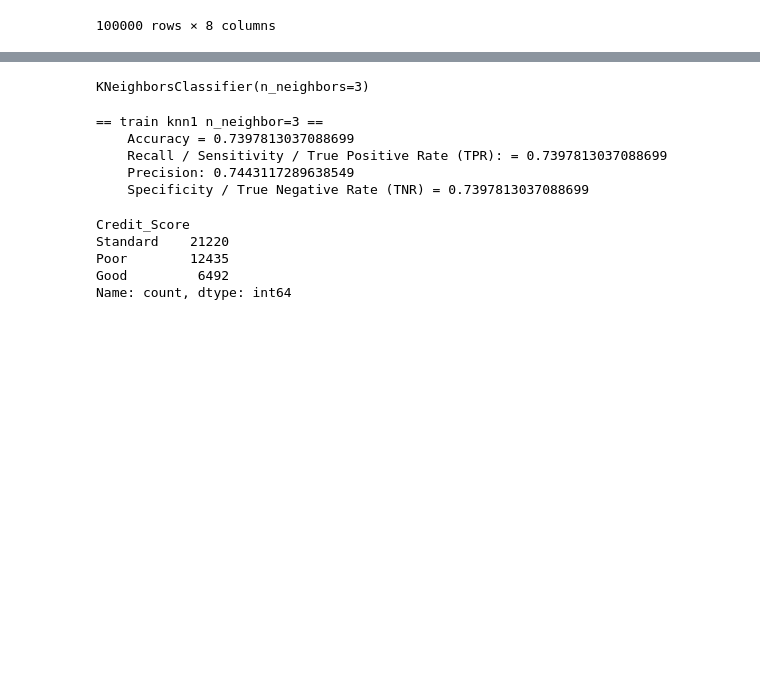
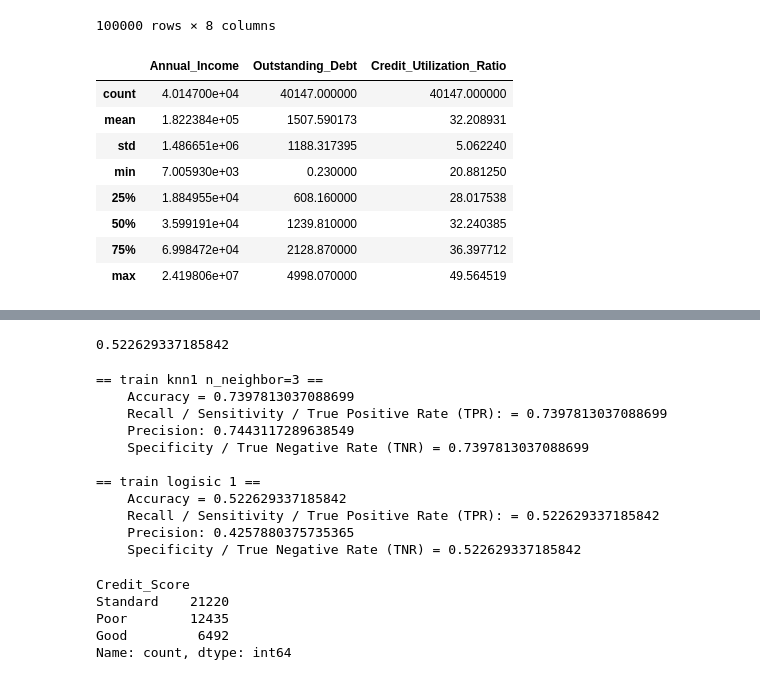
Before and after one commit to Abdullab8/Credit-Score-Classification, a Jupyter notebook: notebook.ipynb, the cells around one changed output, grey strips where cells are left out. Drawn from its saved outputs; the diff is of its cells as text; code cells hidden in the pictures; blank space fills up the shorter version.

```diff
--- a/notebook.ipynb
+++ b/notebook.ipynb
@@ -93,6 +80,19 @@ df_clean["Amount_invested_monthly"] = pd.to_numeric(arg=df_clean["Amount_investe
 df_clean["Monthly_Balance"] = pd.to_numeric(arg=df_clean["Monthly_Balance"],errors= "coerce")
 
 df_clean = df_clean.dropna()
+# %%
+# extra cleaning
+df_clean[['Annual_Income','Outstanding_Debt','Credit_Utilization_Ratio']].describe()
+# %% [output]
+|  | Annual_Income | Outstanding_Debt | Credit_Utilization_Ratio |
+| count | 4.014700e+04 | 40147.000000 | 40147.000000 |
+| mean | 1.822384e+05 | 1507.590173 | 32.208931 |
+| std | 1.486651e+06 | 1188.317395 | 5.062240 |
+| min | 7.005930e+03 | 0.230000 | 20.881250 |
+| 25% | 1.884955e+04 | 608.160000 | 28.017538 |
+| 50% | 3.599191e+04 | 1239.810000 | 32.240385 |
+| 75% | 6.998472e+04 | 2128.870000 | 36.397712 |
+| max | 2.419806e+07 | 4998.070000 | 49.564519 |
 # %%
 df_clean.select_dtypes("number").dropna().corr()
 # %% [output]
@@ -114,18 +114,27 @@ df_clean.select_dtypes("number").dropna().corr()
 | Amount_invested_monthly | 0.002314 | 0.012780 | 0.628031 | -0.008052 | -0.002718 | 0.001564 | ... |
 | Monthly_Balance | 0.007947 | 0.011512 | 0.686243 | -0.009285 | -0.002579 | 0.002710 | ... |
 # %%
+
+# prepare X and y
 X1_columns = ['Annual_Income','Outstanding_Debt','Credit_Utilization_Ratio']
 X_train1 = df_clean[X1_columns]
 # X_train1 = pd.get_dummies(data=X_train1,columns=[], drop_first=True)
 sc1 = StandardScaler()
 X_train_sc1 = sc1.fit_transform(X_train1)
+y_train1 = df_clean["Credit_Score"]
 
-y_train1 = df_clean["Credit_Score"]
+
+#knn model 1
 knn1 = KNeighborsClassifier(n_neighbors=3)
 knn1.fit(X_train_sc1,y_train1)
+knn1.score(X_train_sc1,y_train1)
+#Logistic model1
+lr1 = LogisticRegression()
+lr1.fit(X_train_sc1,y_train1)
 # %% [output]
-KNeighborsClassifier(n_neighbors=3)
+0.522629337185842
 # %%
+# print metrics
 def print__class_metrics(y, y_pred, model_name):
     print(f"""== {model_name} ==
     Accuracy = {metrics.accuracy_score(y,y_pred)}
@@ -134,12 +143,19 @@ def print__class_metrics(y, y_pred, model_name):
     Specificity / True Negative Rate (TNR) = {metrics.recall_score(y, y_pred, pos_label=0,average='weighted')}
           """)
 print__class_metrics(y_train1,knn1.predict(X_train_sc1),"train knn1 n_neighbor=3")
+print__class_metrics(y_train1,lr1.predict(X_train_sc1),"train logisic 1")
 # %% [output]
 == train knn1 n_neighbor=3 ==
     Accuracy = 0.7397813037088699
     Recall / Sensitivity / True Positive Rate (TPR): = 0.7397813037088699
     Precision: 0.7443117289638549
     Specificity / True Negative Rate (TNR) = 0.7397813037088699
+
+== train logisic 1 ==
+    Accuracy = 0.522629337185842
+    Recall / Sensitivity / True Positive Rate (TPR): = 0.522629337185842
+    Precision: 0.4257880375735365
+    Specificity / True Negative Rate (TNR) = 0.522629337185842
 # %%
 y_train1.value_counts()
 # %% [output]
```
Also changed, not shown: parts of 4 cells of this notebook.
